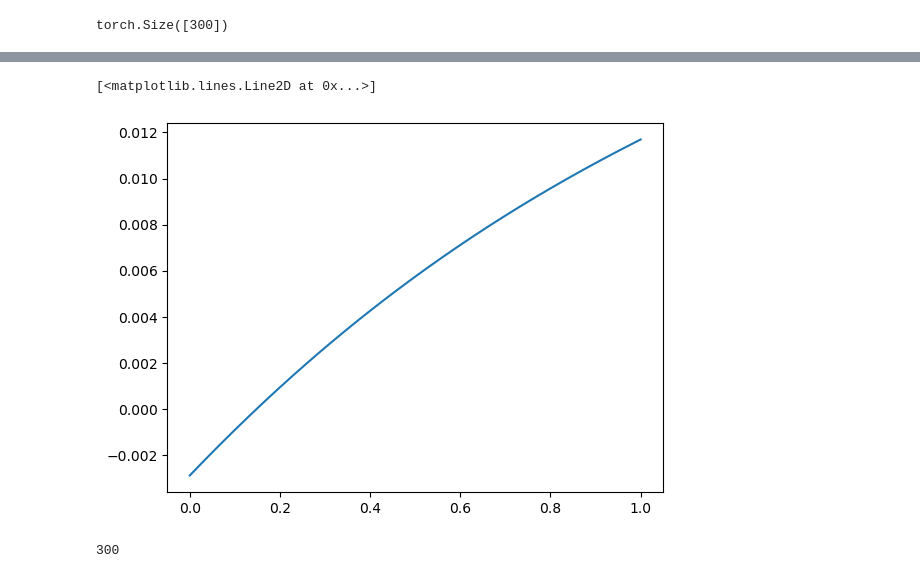
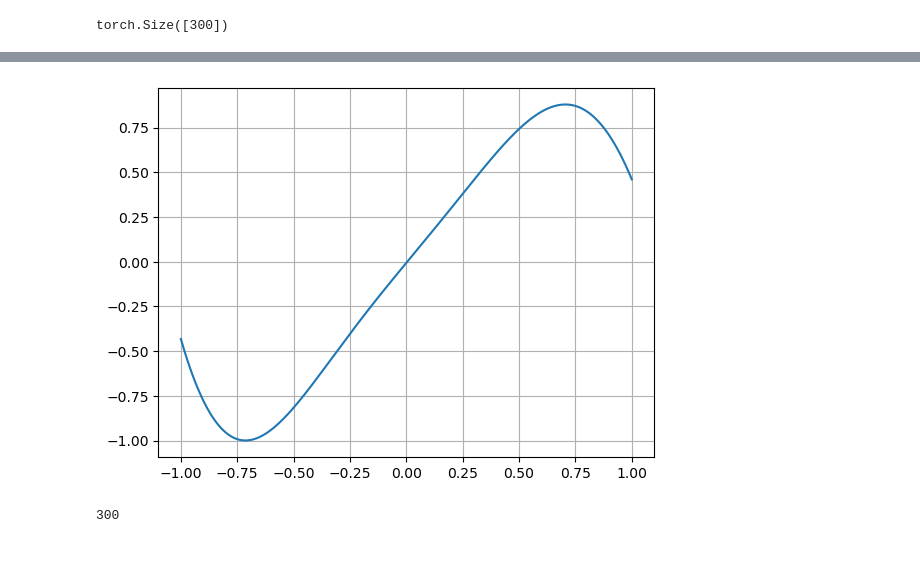
Before and after one commit to abhijeetmangela/Cylender_flow_ML, a Jupyter notebook: Burgers Equation/Model2.ipynb, the cells around one changed output, grey strips where cells are left out. Cells and saved outputs as stored; diff of their text form; code cells hidden in the pictures.

```diff
--- a/Burgers Equation/Model2.ipynb
+++ b/Burgers Equation/Model2.ipynb
@@ -173,6 +173,7 @@ tensor([0.2000, 0.2000, 0.2000, 0.2000, 0.2000, 0.2000, 0.2000, 0.2000, 0.2000,
         0.2000, 0.2000, 0.2000, 0.2000, 0.2000, 0.2000, 0.2000, 0.2000, 0.2000,
         0.2000, 0.2000, 0.2000], grad_fn=<MulBackward0>)
 # %%
+x_locations = torch.linspace(-1,1,300,dtype=torch.float32).requires_grad_(True)
 input2_physics = torch.cat((x_locations.unsqueeze(-1),time_input.unsqueeze(-1)),-1)
 print(input2_physics)
 # %% [output]
@@ -275,8 +290,15 @@ tensor([[-1.2246e-16, -6.3424e-02, -1.2659e-01,  ...,  1.2659e-01,
+# %%
+time_input_physics = torch.tensor(0.3)
+time_input = time_input_physics*torch.ones_like(x_locations,dtype=torch.float32).requires_grad_(True)
+x_locations = torch.linspace(-1,1,300,dtype=torch.float32).requires_grad_(True)
+input2_physics = torch.cat((x_locations.unsqueeze(-1),time_input.unsqueeze(-1)),-1)
+#print(input2_physics)
 # %%
+y_locations_test = model(input1[1].expand(len(input2_physics),-1),input2_physics.to(device))
 plt.plot(x_locations.cpu().detach().numpy(),y_locations_test.cpu().detach().numpy())
+plt.grid()
 # %% [output]
-[<matplotlib.lines.Line2D at 0x...>]
-[figure, old version]
+[figure, new version]
 # %%
 input_time.size(0)
 # %% [output]
```
Also changed, not shown: parts of 6 cells of this notebook.
